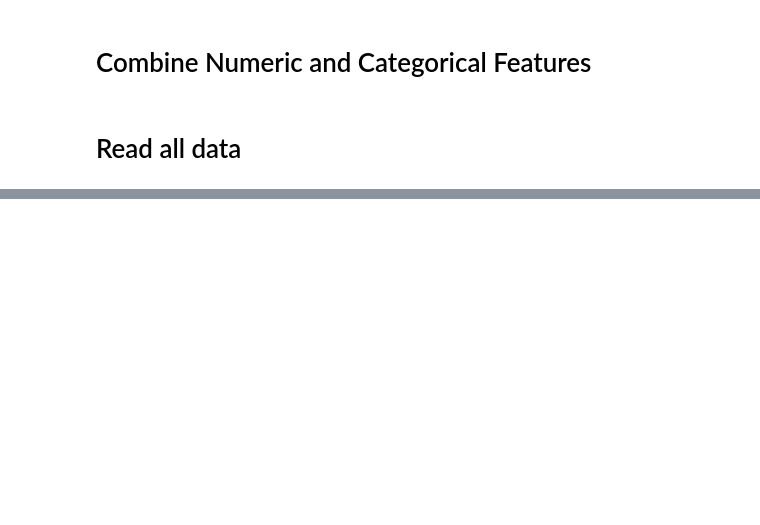
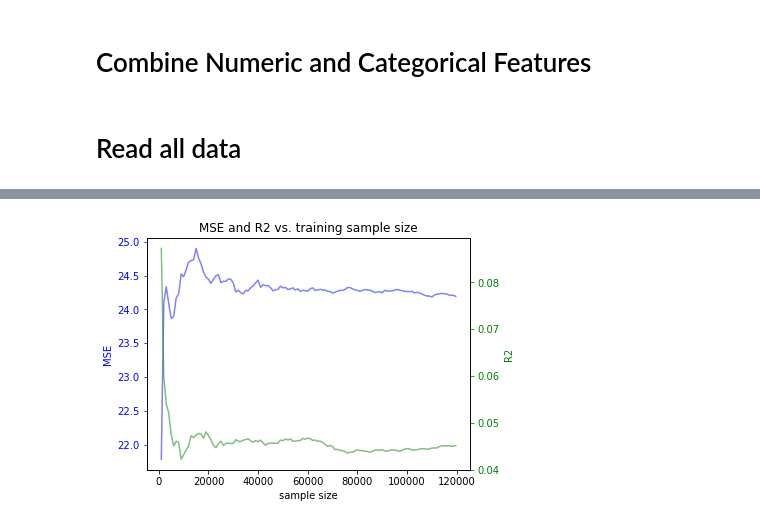
Before and after one commit to jhabib/w210, a Jupyter notebook: run_model_on_clean_data.ipynb, the cells around one changed output, grey strips where cells are left out. Saved outputs shown, nothing was run; the diff lists cells and outputs as text; code cells hidden in the pictures; blank space fills up the shorter version.

```diff
--- a/run_model_on_clean_data.ipynb
+++ b/run_model_on_clean_data.ipynb
@@ -353,0 +203,4 @@ train R-Squared: 0.0000
+# %%
+model, mse, r2 = plot_model_results(cat_train, y_train, regr, 'train', sample_sizes)
+# %% [output]
+[figure, added]
```
Also changed, not shown: parts of 14 cells of this notebook, 1 other file.
